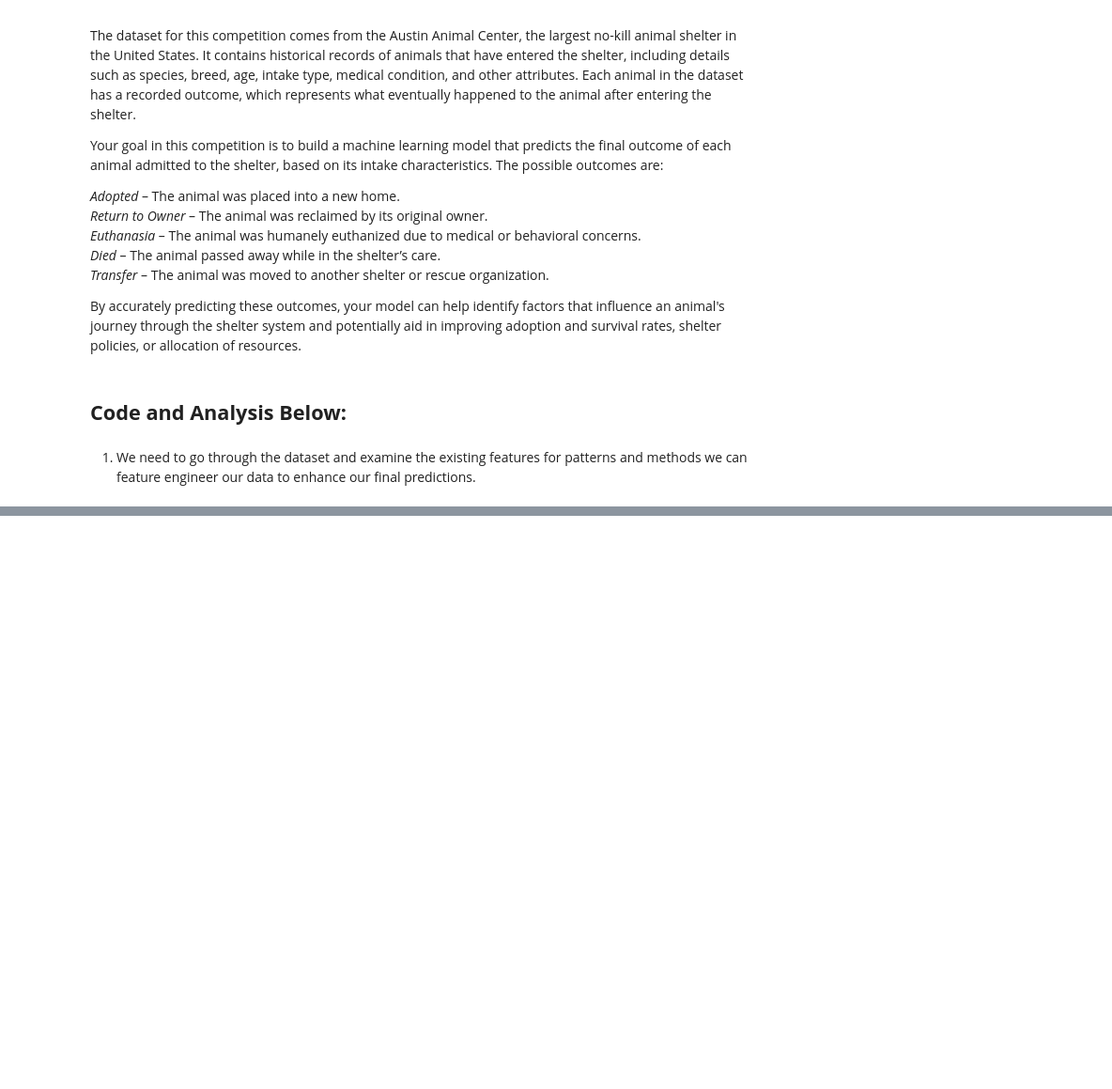
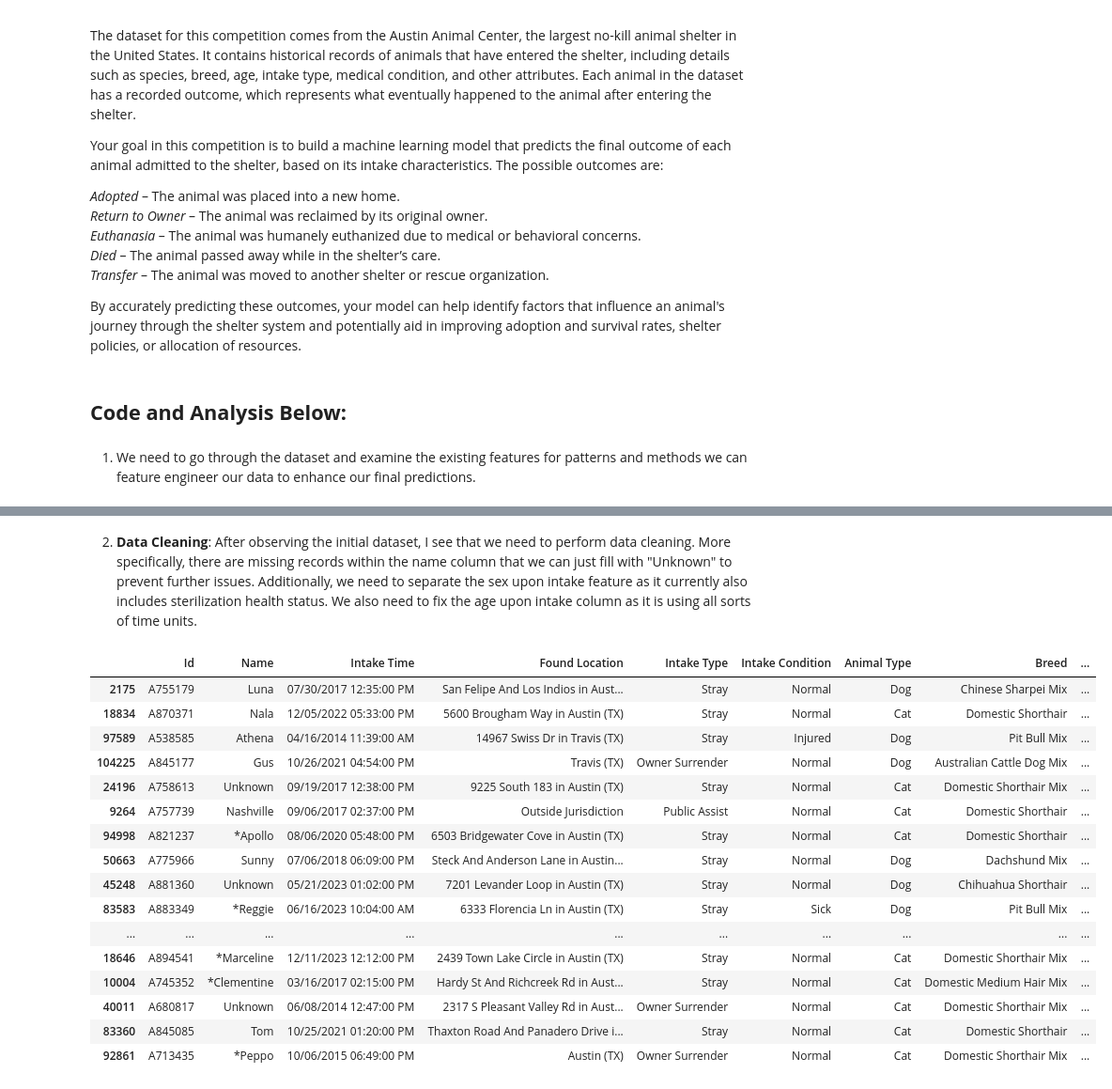
Before and after one commit to chenyiwang24/cs363_final_project, a Jupyter notebook: final.ipynb, the cells around one changed output, grey strips where cells are left out. Shown at 94% size. Cells and saved outputs as stored; diff of their text form; code cells hidden in the pictures; blank space fills up the shorter version.

Commit message:
Data cleaning and feature engineer: split features with multiple classes, changed age to be in terms of years as float

```diff
--- a/final.ipynb
+++ b/final.ipynb
@@ -47,0 +48,63 @@ animal_data.sample(20)
+# %% [markdown]
+2. **Data Cleaning**: After observing the initial dataset, I see that we need to perform data cleaning. More specifically, there are missing records within the name column that we can just fill with "Unknown" to prevent further issues. Additionally, we need to separate the sex upon intake feature as it currently also includes sterilization health status. We also need to fix the age upon intake column as it is using all sorts of time units.
+# %%
+# fill missing names with "Unknown"
+animal_data['Name'] = animal_data['Name'].fillna('Unknown')
+
+# separate age at intake and reproductive status, create new column
+split_cols = animal_data['Sex upon Intake'].str.split(' ', n=1, expand=True)
+
+# handle cases where the split returns "Unknown"
+animal_data['Sterilization Status'] = split_cols[0].map({
+    'Neutered': 'Yes',
+    'Spayed': 'Yes',
+    'Intact': 'No',
+    'Unknown': 'Unknown'
+}).fillna('Unknown')  # in case of unexpected values
+
+# assign gender
+animal_data['Sex'] = split_cols[1].where(split_cols[1].notna(), 'Unknown')
+animal_data.drop("Sex upon Intake", axis=1, inplace=True)
+
+# helper to convert age upon intake to years
+def age_to_years(age_str):
+    if pd.isna(age_str):
+        return None
+
+    number, unit = age_str.split()
+    number = float(number)
+
+    if "year" in unit:
+        return number
+    elif "month" in unit:
+        return number / 12
+    elif "week" in unit:
+        return number / 52
+    elif "day" in unit:
+        return number / 365
+    else:
+        return None  # in case of an unexpected format
+
+# convert age to years
+animal_data['Age'] = animal_data['Age upon Intake'].apply(age_to_years)
+animal_data.drop('Age upon Intake', axis=1, inplace=True)
+
+animal_data.sample(20)
+# %% [output]
+|  | Id | Name | Intake Time | Found Location | Intake Type | Intake Condition | Animal Type | Breed | ... |
+| 2175 | A755179 | Luna | 07/30/2017 12:35:00 PM | San Felipe And Los Indios in Aust... | Stray | Normal | Dog | Chinese Sharpei Mix | ... |
+| 18834 | A870371 | Nala | 12/05/2022 05:33:00 PM | 5600 Brougham Way in Austin (TX) | Stray | Normal | Cat | Domestic Shorthair | ... |
+| 97589 | A538585 | Athena | 04/16/2014 11:39:00 AM | 14967 Swiss Dr in Travis (TX) | Stray | Injured | Dog | Pit Bull Mix | ... |
+| 104225 | A845177 | Gus | 10/26/2021 04:54:00 PM | Travis (TX) | Owner Surrender | Normal | Dog | Australian Cattle Dog Mix | ... |
+| 24196 | A758613 | Unknown | 09/19/2017 12:38:00 PM | 9225 South 183 in Austin (TX) | Stray | Normal | Cat | Domestic Shorthair Mix | ... |
+| 9264 | A757739 | Nashville | 09/06/2017 02:37:00 PM | Outside Jurisdiction | Public Assist | Normal | Cat | Domestic Shorthair | ... |
+| 94998 | A821237 | *Apollo | 08/06/2020 05:48:00 PM | 6503 Bridgewater Cove in Austin (TX) | Stray | Normal | Cat | Domestic Shorthair | ... |
+| 50663 | A775966 | Sunny | 07/06/2018 06:09:00 PM | Steck And Anderson Lane in Austin... | Stray | Normal | Dog | Dachshund Mix | ... |
+| 45248 | A881360 | Unknown | 05/21/2023 01:02:00 PM | 7201 Levander Loop in Austin (TX) | Stray | Normal | Dog | Chihuahua Shorthair | ... |
+| 83583 | A883349 | *Reggie | 06/16/2023 10:04:00 AM | 6333 Florencia Ln in Austin (TX) | Stray | Sick | Dog | Pit Bull Mix | ... |
+| ... | ... | ... | ... | ... | ... | ... | ... | ... | ... |
+| 18646 | A894541 | *Marceline | 12/11/2023 12:12:00 PM | 2439 Town Lake Circle in Austin (TX) | Stray | Normal | Cat | Domestic Shorthair Mix | ... |
+| 10004 | A745352 | *Clementine | 03/16/2017 02:15:00 PM | Hardy St And Richcreek Rd in Aust... | Stray | Normal | Cat | Domestic Medium Hair Mix | ... |
+| 40011 | A680817 | Unknown | 06/08/2014 12:47:00 PM | 2317 S Pleasant Valley Rd in Aust... | Owner Surrender | Normal | Cat | Domestic Shorthair Mix | ... |
+| 83360 | A845085 | Tom | 10/25/2021 01:20:00 PM | Thaxton Road And Panadero Drive i... | Stray | Normal | Cat | Domestic Shorthair | ... |
+| 92861 | A713435 | *Peppo | 10/06/2015 06:49:00 PM | Austin (TX) | Owner Surrender | Normal | Cat | Domestic Shorthair Mix | ... |
```
Also changed, not shown: parts of 3 cells of this notebook, 1 other file.
